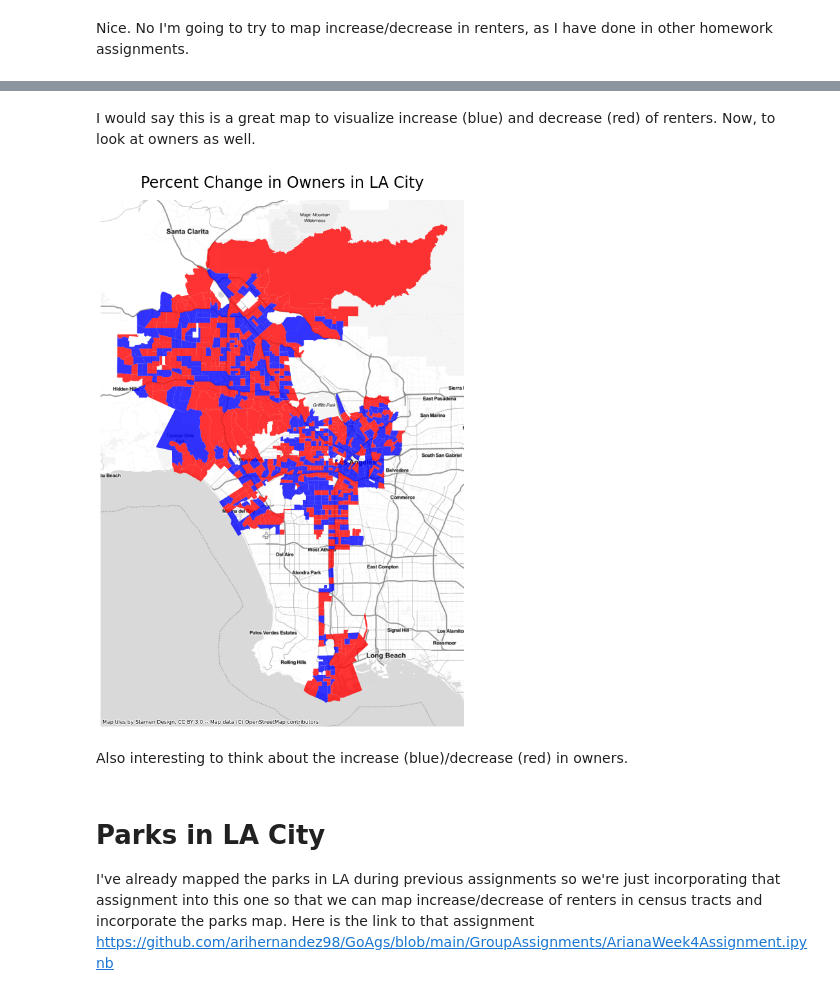
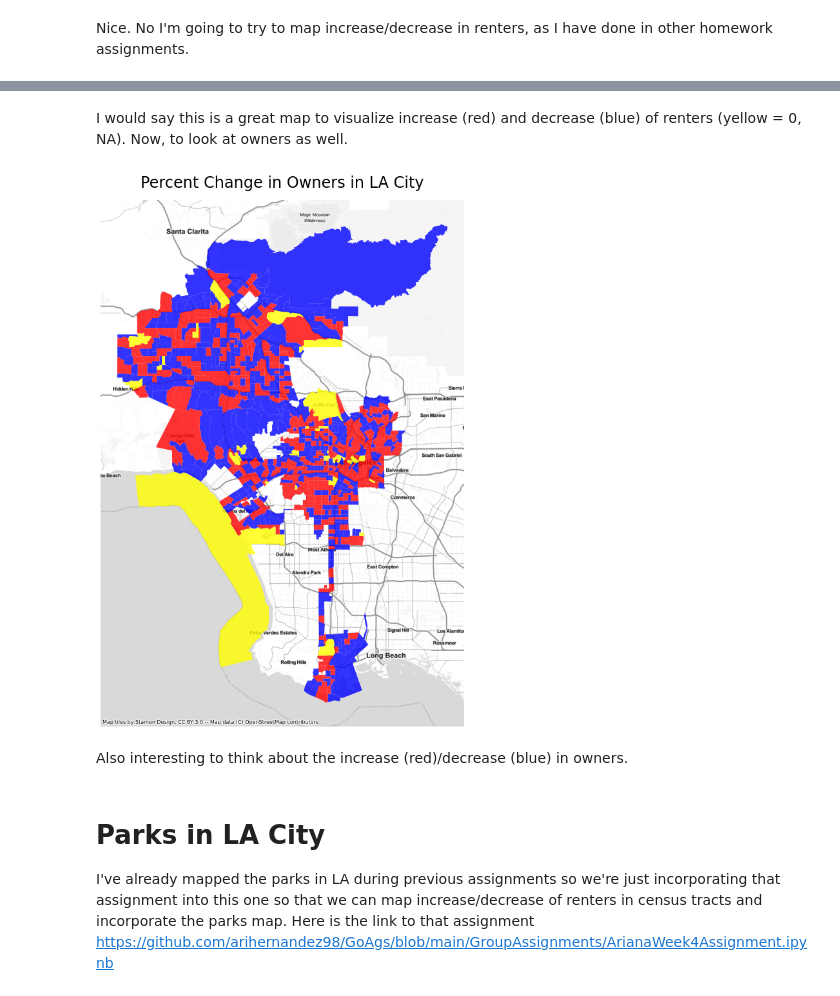
Before and after one commit to arihernandez98/GoAgs, a Jupyter notebook: GroupAssignments/Tenure/Midterm.ipynb, the cells around one changed output, grey strips where cells are left out. Saved outputs shown, nothing was run; the diff lists cells and outputs as text; code cells hidden in the pictures.

```diff
--- a/GroupAssignments/Tenure/Midterm.ipynb
+++ b/GroupAssignments/Tenure/Midterm.ipynb
@@ -253,34 +260,40 @@ ctx.add_basemap(ax, source=ctx.providers.Stamen.TonerLite)
 # %% [markdown]
-I would say this is a great map to visualize increase (blue) and decrease (red) of renters. Now, to look at owners as well.
+I would say this is a great map to visualize increase (red) and decrease (blue) of renters (yellow = 0, NA). Now, to look at owners as well.
 # %%
 tenure_web_mercator = tenure.to_crs(epsg=3857)
 fig, ax = plt.subplots(figsize=(15, 15))
 
 
 tenure_web_mercator[tenure_web_mercator['PC_Owners'] < 0].plot(
                                                                ax=ax,
-                                                               color="red",
+                                                               color="blue",
                                                                alpha=0.8
 )
 
 tenure_web_mercator[tenure_web_mercator['PC_Owners'] > 0].plot(
                                                                ax=ax,
-                                                               color="blue",
+                                                               color="red",
+                                                               alpha=0.8
+)
+
+tenure_web_mercator[tenure_web_mercator['PC_Owners'] == 0].plot(
+                                                               ax=ax,
+                                                               color="yellow",
                                                                alpha=0.8
 )
 
 # turn the axis off
 ax.axis('off')
 
 # set a title
 ax.set_title('Percent Change in Owners in LA City',fontsize=24,pad=20)
 
 # add a basemap
 ctx.add_basemap(ax, source=ctx.providers.Stamen.TonerLite)
 # %% [output]
-[figure, old version]
+[figure, new version]
 # %% [markdown]
-Also interesting to think about the increase (blue)/decrease (red) in owners.
+Also interesting to think about the increase (red)/decrease (blue) in owners.
 # %% [markdown]
 # Parks in LA City
 
```
Also changed, not shown: parts of 5 cells of this notebook.
